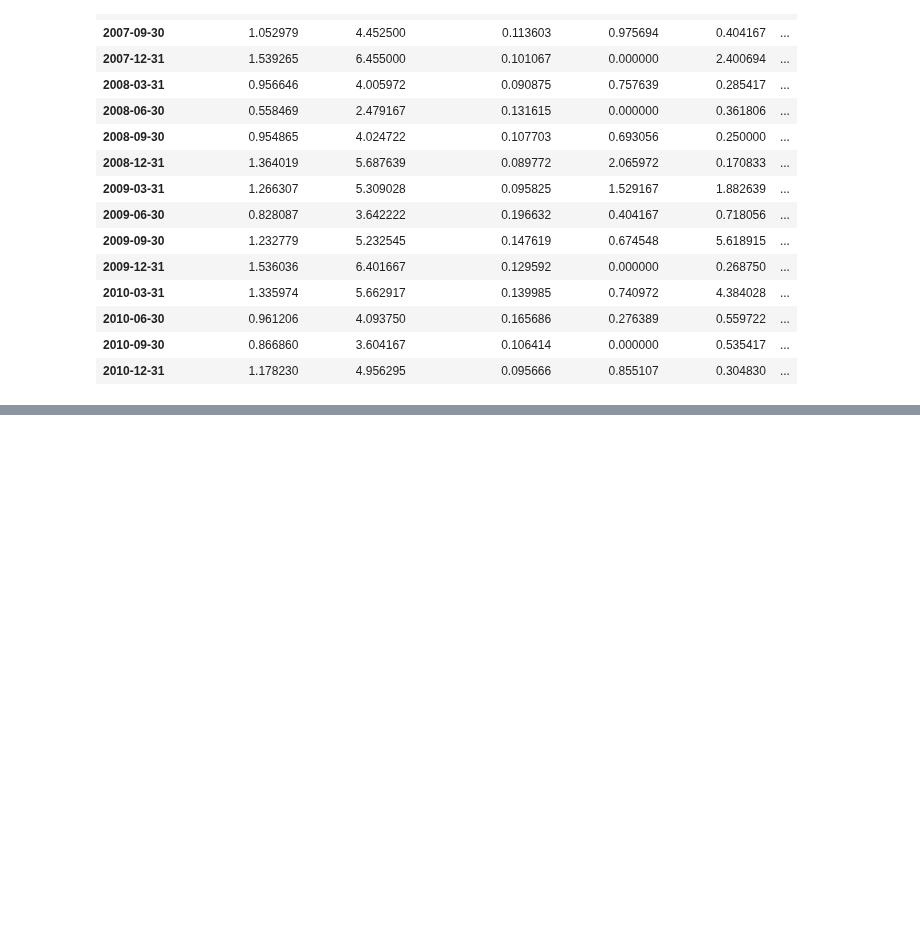
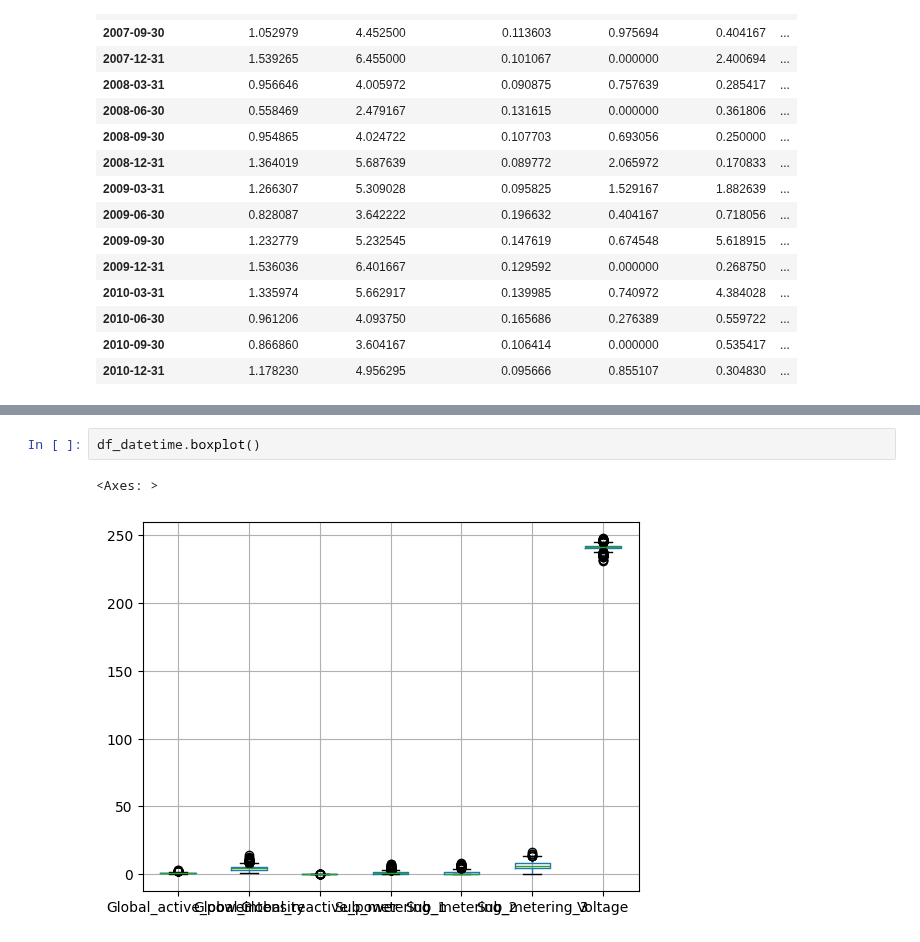
Before and after one commit to khoulaCode/machine-learning-code-orbit, a Jupyter notebook: from_sulaiman/time_series_analysis.ipynb, the cells around one changed output, grey strips where cells are left out. Cells and saved outputs as stored; diff of their text form; blank space fills up the shorter version.

```diff
--- a/from_sulaiman/time_series_analysis.ipynb
+++ b/from_sulaiman/time_series_analysis.ipynb
@@ -148,0 +161,5 @@ df_datetime.resample("QE").last()
+# %%
+df_datetime.boxplot()
+# %% [output]
+<Axes: >
+[figure, added]
```
Also changed, not shown: parts of 4 cells of this notebook.
